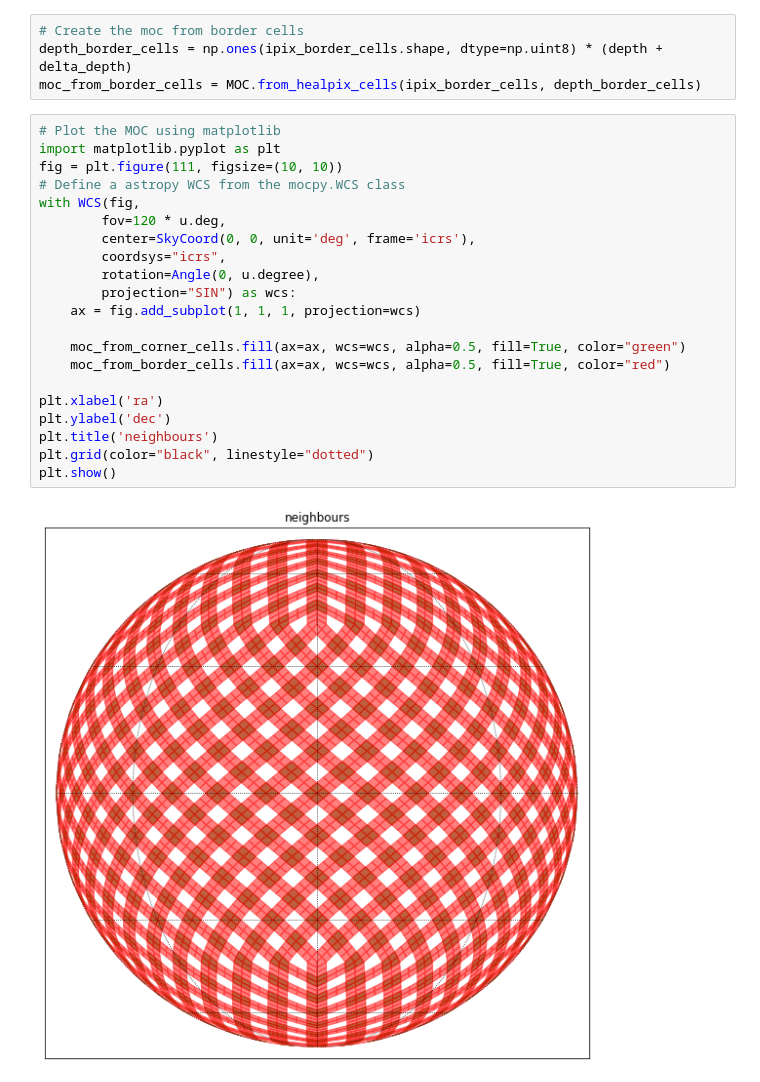
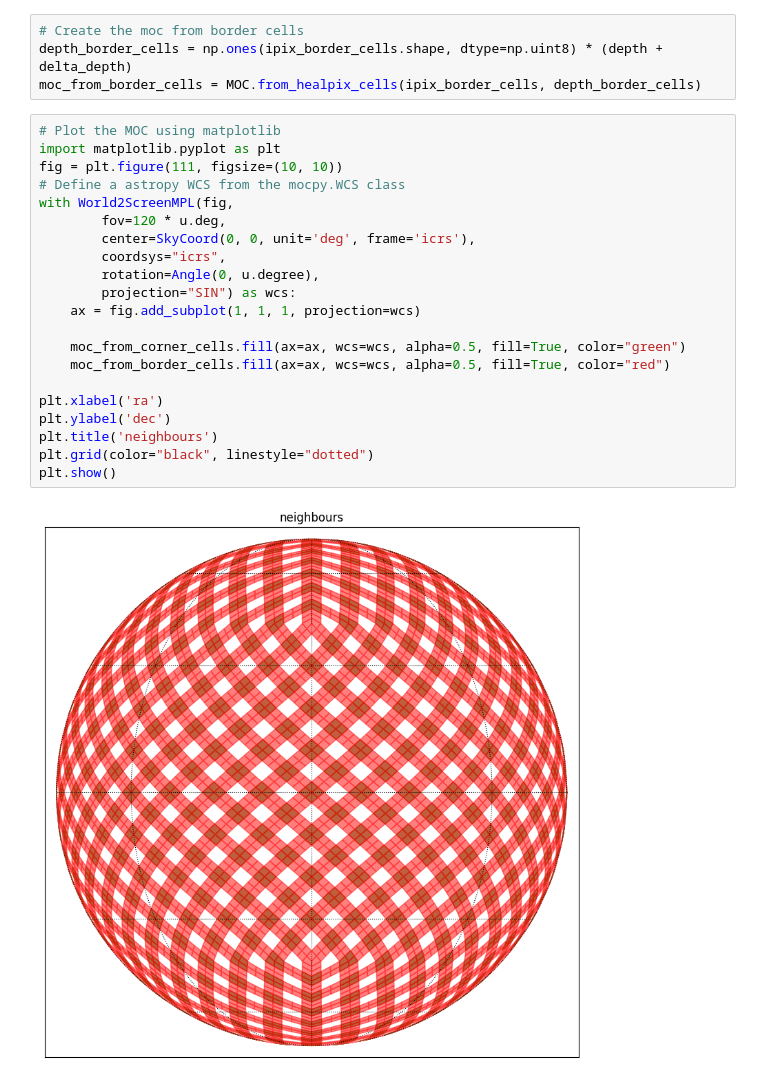
Before and after one commit to cds-astro/cds-healpix-python, a Jupyter notebook: notebooks/external_neighbours.ipynb, the cells around one changed output. Drawn from its saved outputs; the diff is of its cells as text.

Commit message:
:bug: fix mocpy.WCS became mocpy.World2ScreenMPL

```diff
--- a/notebooks/external_neighbours.ipynb
+++ b/notebooks/external_neighbours.ipynb
@@ -68,23 +77,23 @@ moc_from_border_cells = MOC.from_healpix_cells(ipix_border_cells, depth_border_c
 # %%
 # Plot the MOC using matplotlib
 import matplotlib.pyplot as plt
 fig = plt.figure(111, figsize=(10, 10))
 # Define a astropy WCS from the mocpy.WCS class
-with WCS(fig,
+with World2ScreenMPL(fig,
         fov=120 * u.deg,
         center=SkyCoord(0, 0, unit='deg', frame='icrs'),
         coordsys="icrs",
         rotation=Angle(0, u.degree),
         projection="SIN") as wcs:
     ax = fig.add_subplot(1, 1, 1, projection=wcs)
 
     moc_from_corner_cells.fill(ax=ax, wcs=wcs, alpha=0.5, fill=True, color="green")
     moc_from_border_cells.fill(ax=ax, wcs=wcs, alpha=0.5, fill=True, color="red")
 
 plt.xlabel('ra')
 plt.ylabel('dec')
 plt.title('neighbours')
 plt.grid(color="black", linestyle="dotted")
 plt.show()
 # %% [output]
-[figure, old version]
+[figure, new version]
```
Also changed, not shown: parts of 6 cells of this notebook.
